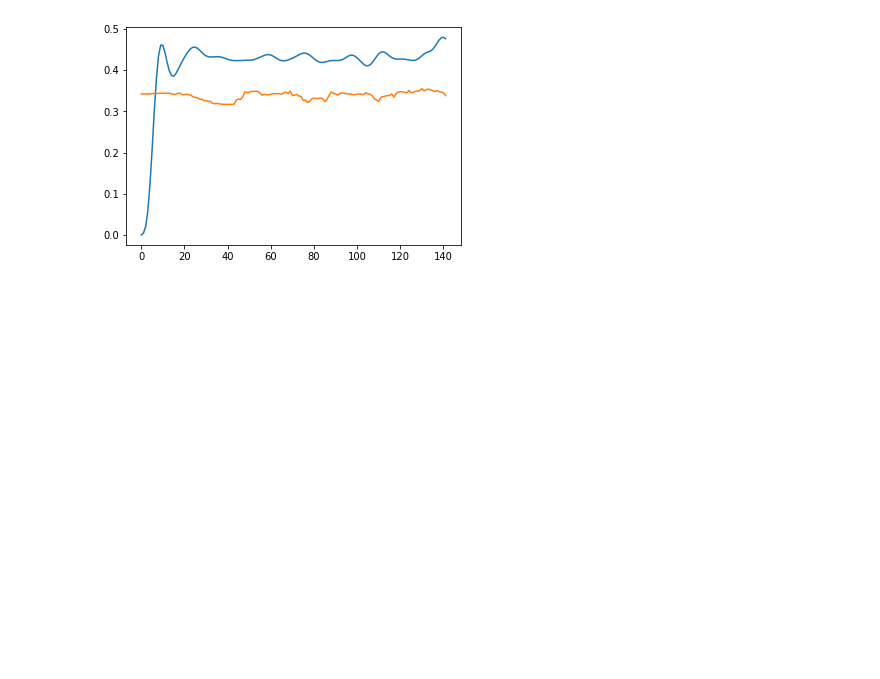
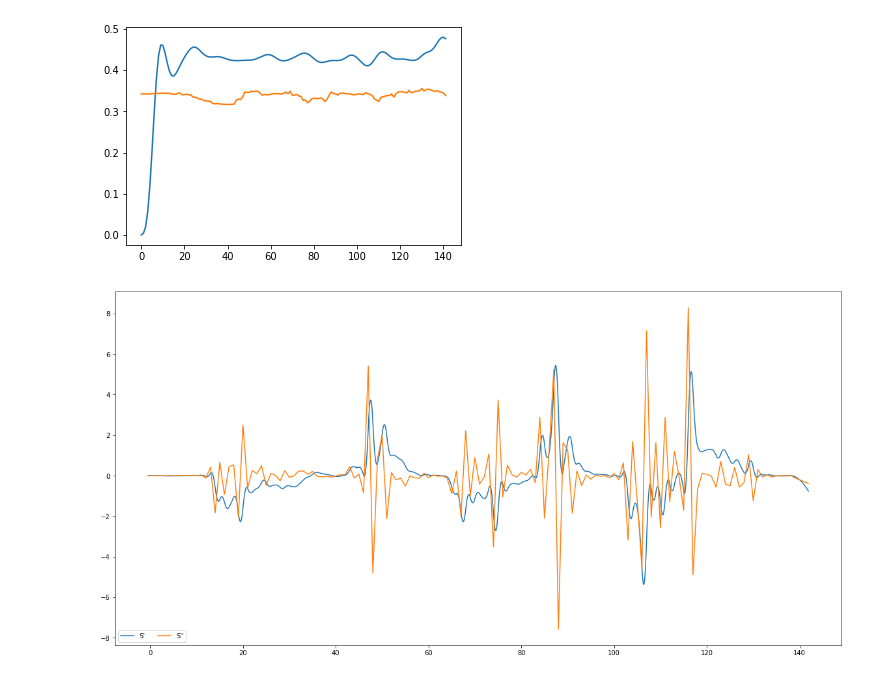
Before and after one commit to theCstokes/BarNone, a Jupyter notebook: analysis/Rough Analysis Work.ipynb, the cells around one changed output. Drawn from its saved outputs; the diff is of its cells as text; code cells hidden in the pictures; blank space fills up the shorter version.

Commit message:
Spline fitting within the notebook

```diff
--- a/analysis/Rough Analysis Work.ipynb
+++ b/analysis/Rough Analysis Work.ipynb
@@ -230,0 +233,15 @@ plt.plot(shoulder_width)
+# %%
+x = np.arange(ls_height.size)
+y = ls_height
+cs = CubicSpline(x, y)
+xs = np.arange(-0.5, ls_height.size, 0.1)
+plt.figure(figsize=(20, 10))
+# plt.plot(x, y, 'o', label='data')
+# plt.plot(xs, cs(xs), label="S")
+plt.plot(xs, cs(xs, 1)*SAMPLE_RATE, label="S'")
+plt.plot(xs, cs(xs, 2)*SAMPLE_RATE, label="S''")
+# plt.plot(xs, cs(xs, 3), label="S'''")
+plt.legend(loc='lower left', ncol=2)
+plt.show()
+# %% [output]
+[figure, added]
```
Also changed, not shown: parts of 12 cells of this notebook.
